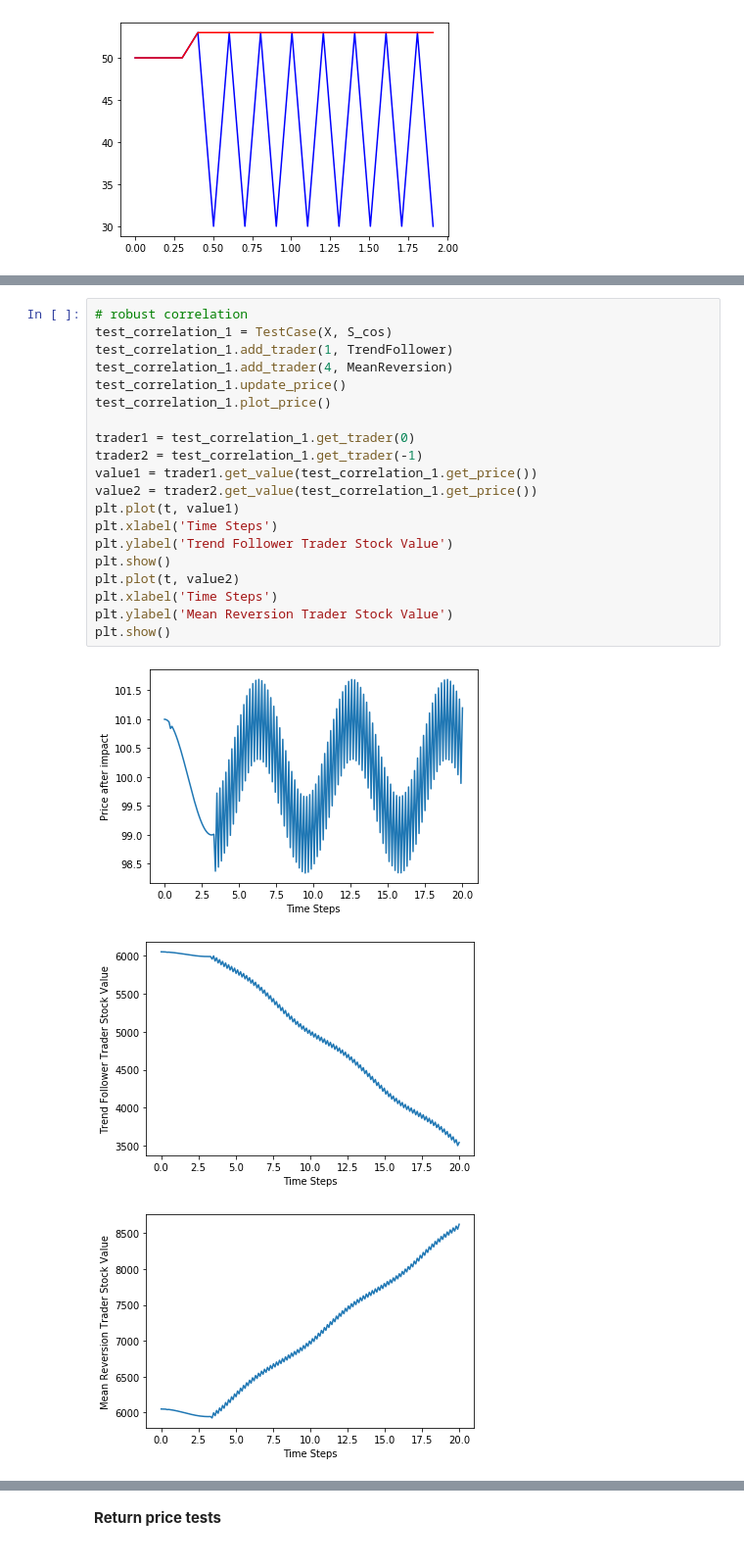
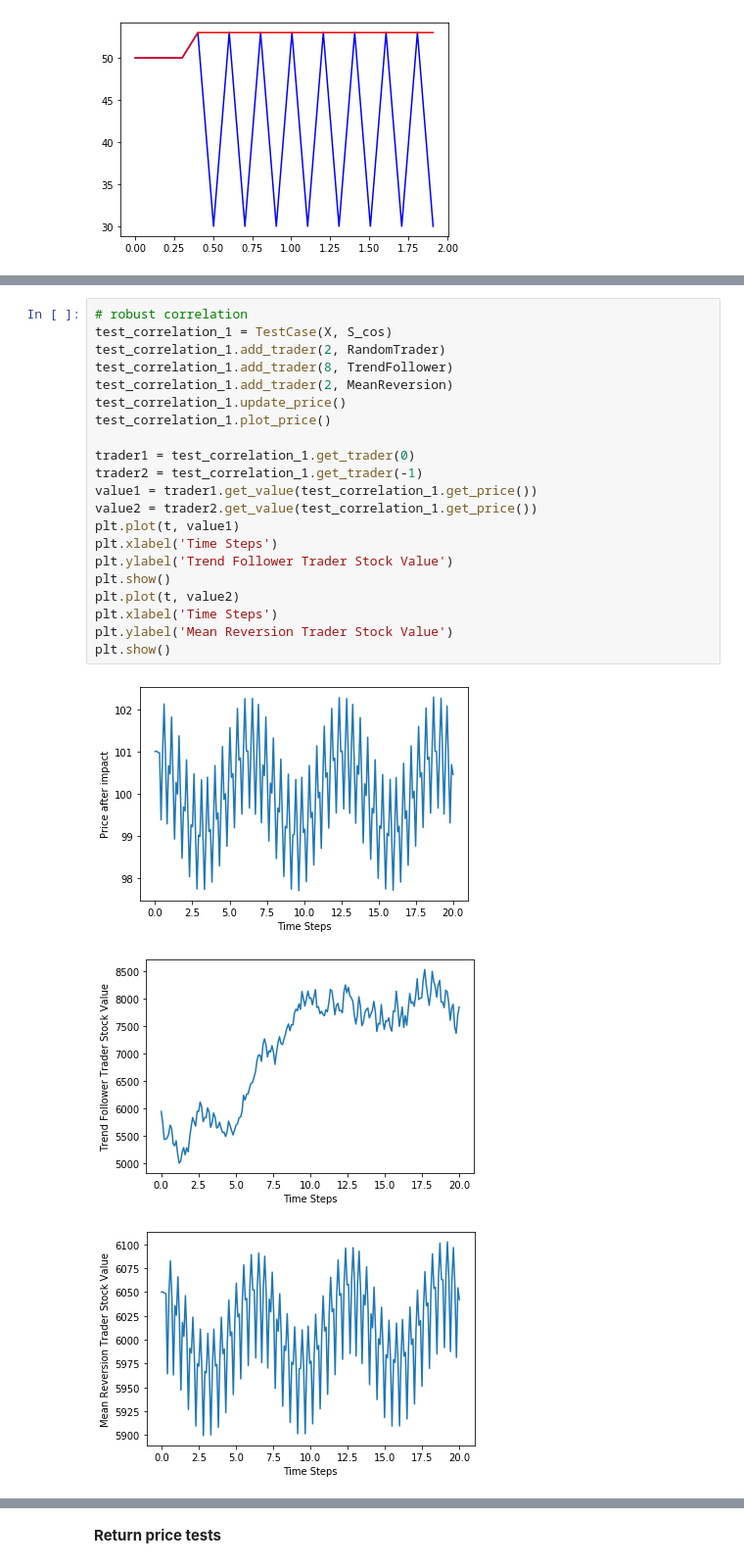
Before and after one commit to khanhnguyen15/Market-Simulation, a Jupyter notebook: Simulations/Simulation-Testings.ipynb, the cells around one changed output, grey strips where cells are left out. Shown at 98% size. Saved outputs shown, nothing was run; the diff lists cells and outputs as text.

```diff
--- a/Simulations/Simulation-Testings.ipynb
+++ b/Simulations/Simulation-Testings.ipynb
@@ -221,24 +284,25 @@ plt.show()
 # %%
 # robust correlation
 test_correlation_1 = TestCase(X, S_cos)
-test_correlation_1.add_trader(1, TrendFollower)
-test_correlation_1.add_trader(4, MeanReversion)
+test_correlation_1.add_trader(2, RandomTrader)
+test_correlation_1.add_trader(8, TrendFollower)
+test_correlation_1.add_trader(2, MeanReversion)
 test_correlation_1.update_price()
 test_correlation_1.plot_price()
 
 trader1 = test_correlation_1.get_trader(0)
 trader2 = test_correlation_1.get_trader(-1)
 value1 = trader1.get_value(test_correlation_1.get_price())
 value2 = trader2.get_value(test_correlation_1.get_price())
 plt.plot(t, value1)
 plt.xlabel('Time Steps')
 plt.ylabel('Trend Follower Trader Stock Value')
 plt.show()
 plt.plot(t, value2)
 plt.xlabel('Time Steps')
 plt.ylabel('Mean Reversion Trader Stock Value')
 plt.show()
 # %% [output]
-[figure, old version]
+[figure, new version]
-[figure, old version]
+[figure, new version]
-[figure, old version]
+[figure, new version]
```
Also changed, not shown: parts of 25 cells of this notebook, 3 other files.
